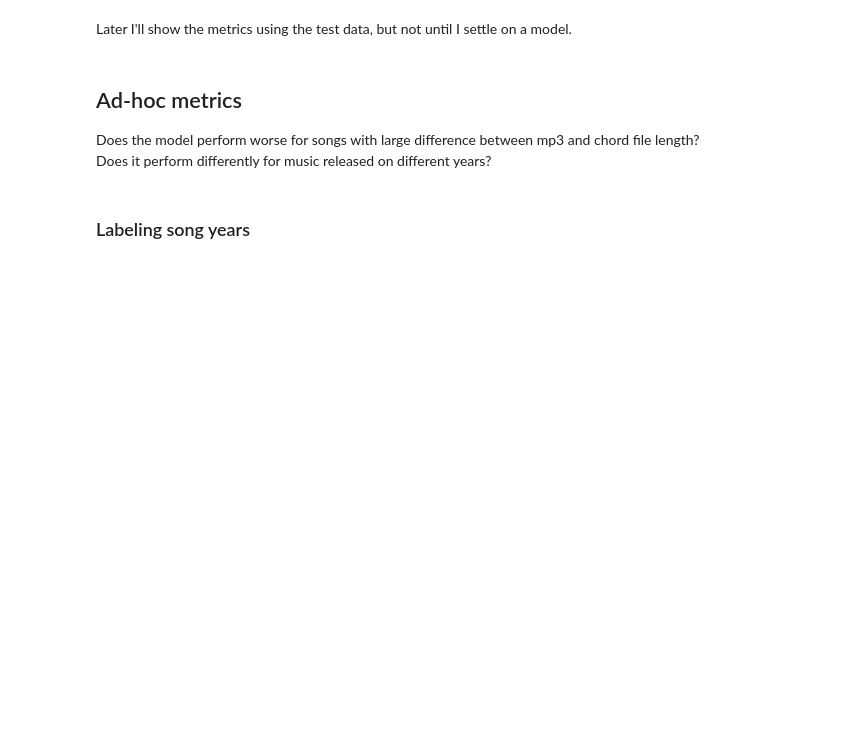
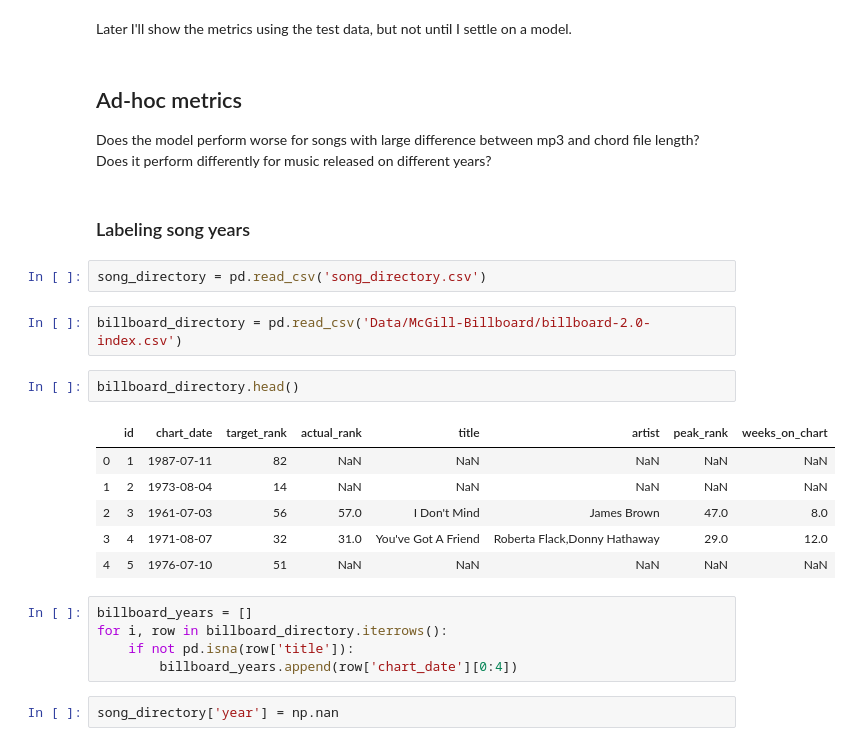
Before and after one commit to tristanlmiller/auto-guitar-tabs, a Jupyter notebook: Logistic Regression model.ipynb, the cells around one changed output. Saved outputs shown, nothing was run; the diff lists cells and outputs as text; blank space fills up the shorter version.

```diff
--- a/Logistic Regression model.ipynb
+++ b/Logistic Regression model.ipynb
@@ -615,3 +615,23 @@ Does the model perform worse for songs with large difference between mp3 and cho
 Does it perform differently for music released on different years?
 # %% [markdown]
 ### Labeling song years
+# %%
+song_directory = pd.read_csv('song_directory.csv')
+# %%
+billboard_directory = pd.read_csv('Data/McGill-Billboard/billboard-2.0-index.csv')
+# %%
+billboard_directory.head()
+# %% [output]
+|  | id | chart_date | target_rank | actual_rank | title | artist | peak_rank | weeks_on_chart |
+| 0 | 1 | 1987-07-11 | 82 | NaN | NaN | NaN | NaN | NaN |
+| 1 | 2 | 1973-08-04 | 14 | NaN | NaN | NaN | NaN | NaN |
+| 2 | 3 | 1961-07-03 | 56 | 57.0 | I Don't Mind | James Brown | 47.0 | 8.0 |
+| 3 | 4 | 1971-08-07 | 32 | 31.0 | You've Got A Friend | Roberta Flack,Donny Hathaway | 29.0 | 12.0 |
+| 4 | 5 | 1976-07-10 | 51 | NaN | NaN | NaN | NaN | NaN |
+# %%
+billboard_years = []
+for i, row in billboard_directory.iterrows():
+    if not pd.isna(row['title']):
+        billboard_years.append(row['chart_date'][0:4])
+# %%
+song_directory['year'] = np.nan
```
Also changed, not shown: parts of 7 cells of this notebook, 3 other files.
